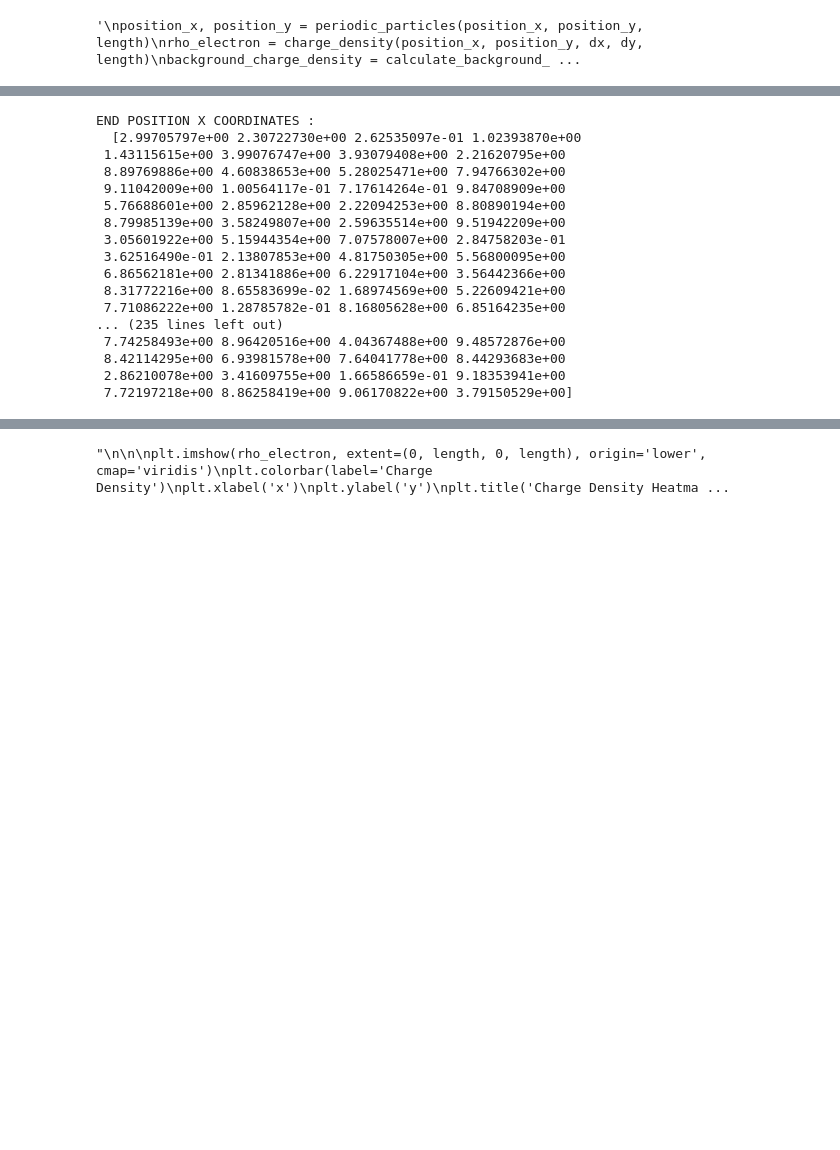
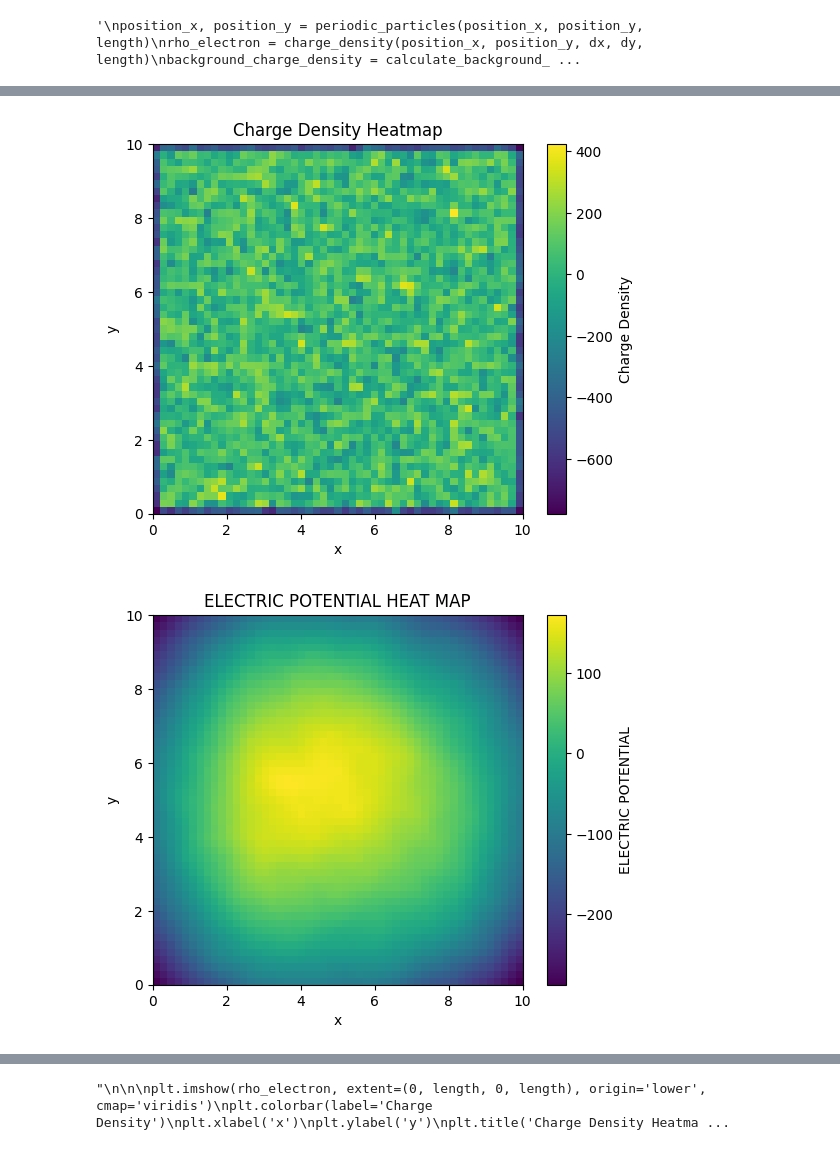
Before and after one commit to Ekalabya3/Abhilash-2D2V, a Jupyter notebook: Abhilash_2D_PIC.ipynb, the cells around one changed output, grey strips where cells are left out. Cells and saved outputs as stored; diff of their text form; code cells hidden in the pictures; blank space fills up the shorter version.

```diff
--- a/Abhilash_2D_PIC.ipynb
+++ b/Abhilash_2D_PIC.ipynb
@@ -163,9 +164,8 @@ rho_total = background_charge_density + rho_electron
 '\nposition_x, position_y = periodic_particles(position_x, position_y, length)\nrho_electron = charge_density(position_x, position_y, dx, dy, length)\nbackground_charge_density = calculate_background_ ...
 # %%
 for step in range(n_step):
-    pos_x_list = position_x
-    print(" POSITION X COORDINATES FOR EACH ITERATIONS \n", pos_x_list)
-    #position_x, position_y = periodic_particles(position_x, position_y, length)
+    #pos_x_list = position_x
+    #print(" POSITION X COORDINATES FOR EACH ITERATIONS \n", pos_x_list)
 
     rho_electron = charge_density(position_x, position_y, dx, dy, length)
     background_charge_density = calculate_background_charge_density(dx, dy, length, particle_charge, nparticles)
@@ -181,8 +181,6 @@ for step in range(n_step):
     position_x += vx_half * dt
     position_y += vy_half * dt
 
-    #position_x, position_y = periodic_particles(position_x, position_y, length)
-
     rho_electron = charge_density(position_x, position_y, dx, dy, length)
     background_charge_density = calculate_background_charge_density(dx, dy, length, particle_charge, nparticles)
     rho_total = background_charge_density + rho_electron
@@ -194,15 +192,12 @@ for step in range(n_step):
     vel_x = vx_half + 0.5 * dt * acceleration_x
     vel_y = vy_half + 0.5 * dt * acceleration_y
 
-    plt.imshow(rho_total, extent=(0, length, 0, length), origin='lower', cmap='viridis')
-    plt.colorbar(label='Charge Density')
-    plt.xlabel('x')
-    plt.ylabel('y')
-    plt.title('Charge Density Heatmap')
-    plt.show()
 
+    print("TOTAL CHARGE DENSITY OF SYSTEM : ", np.sum(rho_total))
+    print("TOTAL POTENTIAL OF SYSTEM : ", np.sum(electric_potential_grid))
     #vel_x_list.append(vel_x)
     #rho_total_list.append(rho_total)
-
+    iteration += 1
+    print("ITERATION : ", iteration)
     t += dt
 # %% [output]
@@ -318,46 +221,52 @@ for step in range(n_step):
 # %%
-print("END POSITION X COORDINATES : \n ",pos_x_list)
+#print("END POSITION X COORDINATES : \n ",pos_x_list)
-# %% [output]
-END POSITION X COORDINATES :
-  [2.99705797e+00 2.30722730e+00 2.62535097e-01 1.02393870e+00
- 1.43115615e+00 3.99076747e+00 3.93079408e+00 2.21620795e+00
- 8.89769886e+00 4.60838653e+00 5.28025471e+00 7.94766302e+00
- 9.11042009e+00 1.00564117e-01 7.17614264e-01 9.84708909e+00
- 5.76688601e+00 2.85962128e+00 2.22094253e+00 8.80890194e+00
- 8.79985139e+00 3.58249807e+00 2.59635514e+00 9.51942209e+00
- 3.05601922e+00 5.15944354e+00 7.07578007e+00 2.84758203e-01
- 3.62516490e-01 2.13807853e+00 4.81750305e+00 5.56800095e+00
- 6.86562181e+00 2.81341886e+00 6.22917104e+00 3.56442366e+00
- 8.31772216e+00 8.65583699e-02 1.68974569e+00 5.22609421e+00
- 7.71086222e+00 1.28785782e-01 8.16805628e+00 6.85164235e+00
-... (235 lines left out)
- 7.74258493e+00 8.96420516e+00 4.04367488e+00 9.48572876e+00
- 8.42114295e+00 6.93981578e+00 7.64041778e+00 8.44293683e+00
- 2.86210078e+00 3.41609755e+00 1.66586659e-01 9.18353941e+00
- 7.72197218e+00 8.86258419e+00 9.06170822e+00 3.79150529e+00]
 # %%
+plt.imshow(rho_total, extent=(0, length, 0, length), origin='lower', cmap='viridis')
+plt.colorbar(label='Charge Density')
+plt.xlabel('x')
+plt.ylabel('y')
+plt.title('Charge Density Heatmap')
+plt.show()
+
+
+plt.imshow(electric_potential_grid, extent=(0, length, 0, length), origin='lower', cmap='viridis')
+plt.colorbar(label='ELECTRIC POTENTIAL')
+plt.xlabel('x')
+plt.ylabel('y')
+plt.title('ELECTRIC POTENTIAL HEAT MAP')
+plt.show()
+
+plt.imshow(k_square, extent=(0, length, 0, length), origin='lower', cmap='viridis')
+plt.colorbar(label='K SQUARE')
+plt.xlabel('x')
+plt.ylabel('y')
+plt.title('K SQUARE HEAT MAP')
+plt.show()
+
 '''
 
 
 plt.imshow(rho_electron, extent=(0, length, 0, length), origin='lower', cmap='viridis')
 plt.colorbar(label='Charge Density')
 plt.xlabel('x')
 plt.ylabel('y')
 plt.title('Charge Density Heatmap')
 plt.show()
 
 plt.imshow(background_charge_density, extent=(0, length, 0, length), origin='lower', cmap='viridis')
 plt.colorbar(label='Charge Density')
 plt.xlabel('x')
 plt.ylabel('y')
 plt.title('Charge Density Heatmap')
 plt.show()
 
 plt.imshow(rho_total, extent=(0, length, 0, length), origin='lower', cmap='viridis')
 plt.colorbar(label='Charge Density')
 plt.xlabel('x')
 plt.ylabel('y')
 plt.title('Charge Density Heatmap')
 plt.show()
 '''
 # %% [output]
+[figure, added]
+[figure, added]
```
Also changed, not shown: parts of 8 cells of this notebook.
